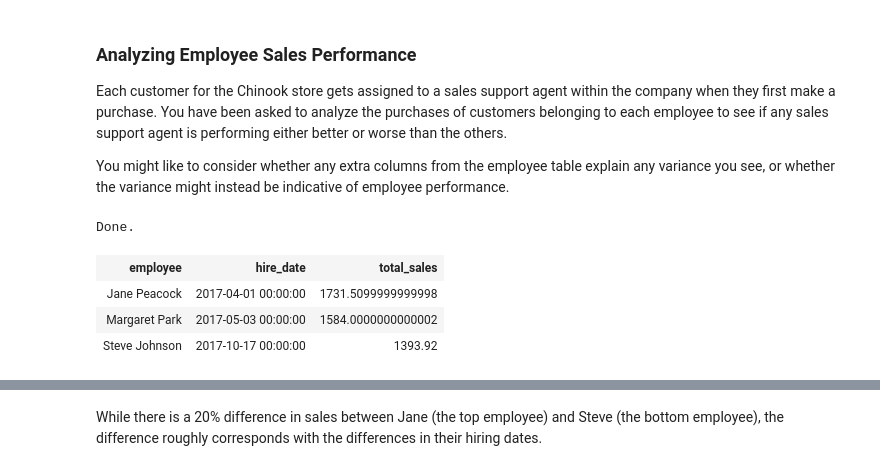
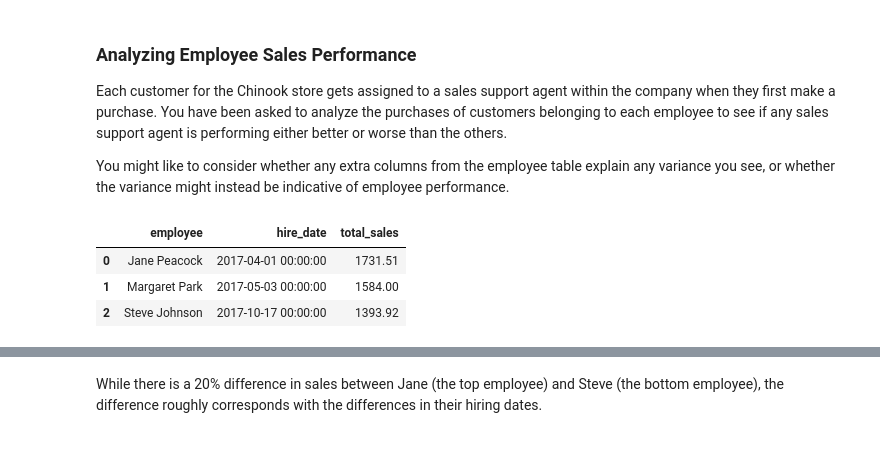
Before and after one commit to danpark91/Answering-Business-Questions-using-SQL, a Jupyter notebook: Answering Business Questions Using SQL.ipynb, the cells around one changed output, grey strips where cells are left out. Cells and saved outputs as stored; diff of their text form; code cells hidden in the pictures.

```diff
--- a/Answering Business Questions Using SQL.ipynb
+++ b/Answering Business Questions Using SQL.ipynb
@@ -50,8 +64,7 @@ The Chinook record store has just signed a deal with a new record label, and hav
 
 The record label specializes in artists from the USA, and they have given Chinook some money to advertise the new albums in the USA, so we're interested in finding out which genres sell the best in the USA.
 # %%
-%%sql
-
+albums_to_purchase = '''
 WITH usa_tracks_sold AS
    (
     SELECT il.* FROM invoice_line il
@@ -72,4 +85,7 @@ INNER JOIN genre g on g.genre_id = t.genre_id
 GROUP BY 1
 ORDER BY 2 DESC
 LIMIT 10;
+'''
+
+run_query(albums_to_purchase)
 # %% [output]
@@ -87,0 +103,19 @@ Done.
+# %%
+genre_sales_usa = run_query(albums_to_purchase)
+genre_sales_usa.set_index("genre", inplace=True, drop=True)
+
+genre_sales_usa["tracks_sold"].plot.barh(
+    title="Top Selling Genres in the USA",
+    xlim=(0, 625),
+    colormap=plt.cm.Accent
+)
+
+plt.ylabel('')
+
+for i, label in enumerate(list(genre_sales_usa.index)):
+    score = genre_sales_usa.loc[label, "tracks_sold"]
+    label = (genre_sales_usa.loc[label, "percentage_sold"] * 100
+            ).astype(int).astype(str) + "%"
+    plt.annotate(str(label), (score + 10, i - 0.15))
+
+plt.show()
@@ -100,29 +136,30 @@ Each customer for the Chinook store gets assigned to a sales support agent withi
 
 You might like to consider whether any extra columns from the employee table explain any variance you see, or whether the variance might instead be indicative of employee performance.
 # %%
-%%sql
-
+employee_sales_performance = '''
 WITH customer_support_rep_sales AS
     (
      SELECT
          i.customer_id,
          c.support_rep_id,
          SUM(i.total) total
      FROM invoice i
      INNER JOIN customer c ON i.customer_id = c.customer_id
      GROUP BY 1,2
     )
 
 SELECT
     e.first_name || " " || e.last_name employee,
     e.hire_date,
     SUM(csrs.total) total_sales
 FROM customer_support_rep_sales csrs
 INNER JOIN employee e ON e.employee_id = csrs.support_rep_id
 GROUP BY 1;
+'''
+
+run_query(employee_sales_performance)
 # %% [output]
-Done.
-| employee | hire_date | total_sales |
-| Jane Peacock | 2017-04-01 00:00:00 | 1731.5099999999998 |
-| Margaret Park | 2017-05-03 00:00:00 | 1584.0000000000002 |
-| Steve Johnson | 2017-10-17 00:00:00 | 1393.92 |
+|  | employee | hire_date | total_sales |
+| 0 | Jane Peacock | 2017-04-01 00:00:00 | 1731.51 |
+| 1 | Margaret Park | 2017-05-03 00:00:00 | 1584.00 |
+| 2 | Steve Johnson | 2017-10-17 00:00:00 | 1393.92 |
```
Also changed, not shown: parts of 17 cells of this notebook.
